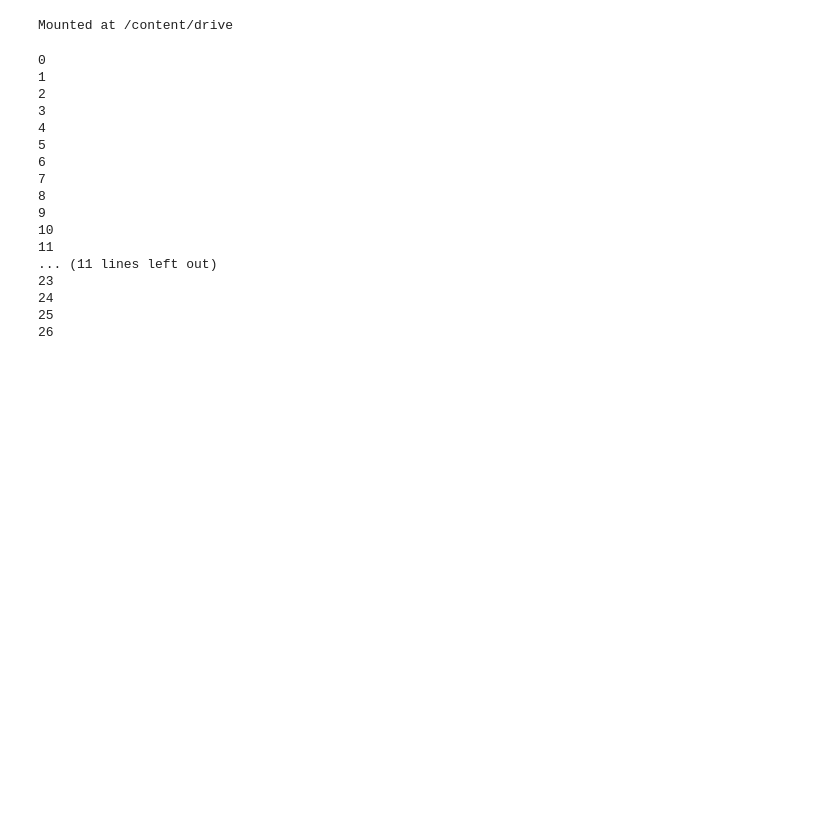
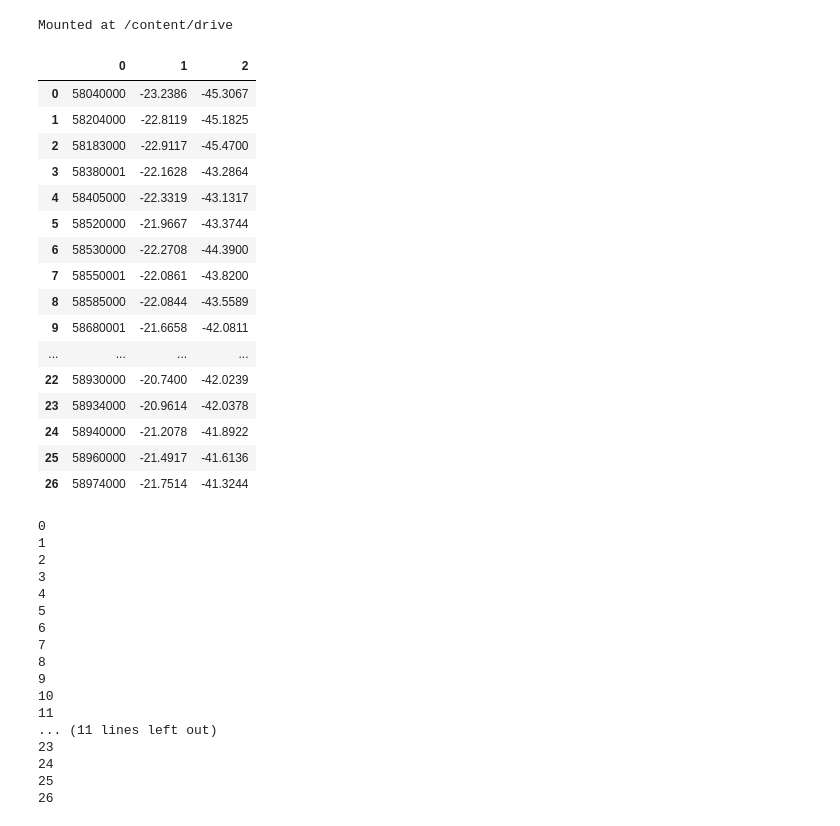
Before and after one commit to capozzolicaluan/MSWEPtest, a Jupyter notebook: spatial_analyst.ipynb, the cells around one changed output. Drawn from its saved outputs; the diff is of its cells as text; code cells hidden in the pictures; blank space fills up the shorter version.

```diff
--- a/spatial_analyst.ipynb
+++ b/spatial_analyst.ipynb
@@ -24,0 +41,5 @@ Mounted at /content/drive
+# %%
+estacoes_lat_lon = pd.read_csv(join(file_path, "estacoes_lat_lon.txt"), sep = ';', header=None)
+
+# Assigning column names to estacoes_lat_lon for clarity
+estacoes_lat_lon.columns = ['Estacao', 'Latitude', 'Longitude']
@@ -24,0 +48,38 @@ Mounted at /content/drive
+# %%
+# prompt: juntar o estacoes_lat_lon e index em um unico dataframe
+
+import pandas as pd
+# Resetting display options for data_table
+data_table.disable_dataframe_rendering()
+
+# Assigning column names to estacoes_lat_lon for clarity
+estacoes_lat_lon.columns = ['Estacao', 'Latitude', 'Longitude']
+
+# Resetting the index of the 'index' DataFrame to use 'Estacao' column for merging
+index = index.reset_index()
+index.rename(columns={'index': 'Estacao'}, inplace=True)
+
+# Merging the two dataframes on the 'Estacao' column
+merged_df = pd.merge(estacoes_lat_lon, index, on='Estacao')
+
+# Displaying the merged dataframe using data_table
+data_table.enable_dataframe_rendering()
+display(merged_df)
+# %% [output]
+|  | 0 | 1 | 2 |
+| 0 | 58040000 | -23.2386 | -45.3067 |
+| 1 | 58204000 | -22.8119 | -45.1825 |
+| 2 | 58183000 | -22.9117 | -45.4700 |
+| 3 | 58380001 | -22.1628 | -43.2864 |
+| 4 | 58405000 | -22.3319 | -43.1317 |
+| 5 | 58520000 | -21.9667 | -43.3744 |
+| 6 | 58530000 | -22.2708 | -44.3900 |
+| 7 | 58550001 | -22.0861 | -43.8200 |
+| 8 | 58585000 | -22.0844 | -43.5589 |
+| 9 | 58680001 | -21.6658 | -42.0811 |
+| ... | ... | ... | ... |
+| 22 | 58930000 | -20.7400 | -42.0239 |
+| 23 | 58934000 | -20.9614 | -42.0378 |
+| 24 | 58940000 | -21.2078 | -41.8922 |
+| 25 | 58960000 | -21.4917 | -41.6136 |
+| 26 | 58974000 | -21.7514 | -41.3244 |
```
Also changed, not shown: parts of 7 cells of this notebook.
